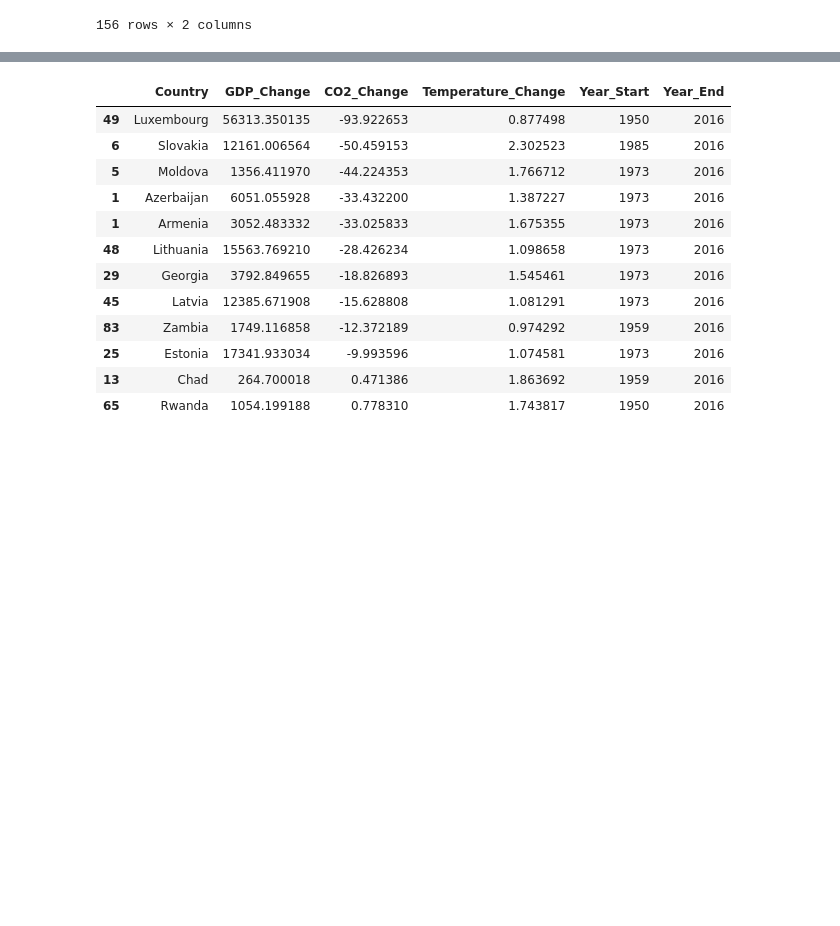
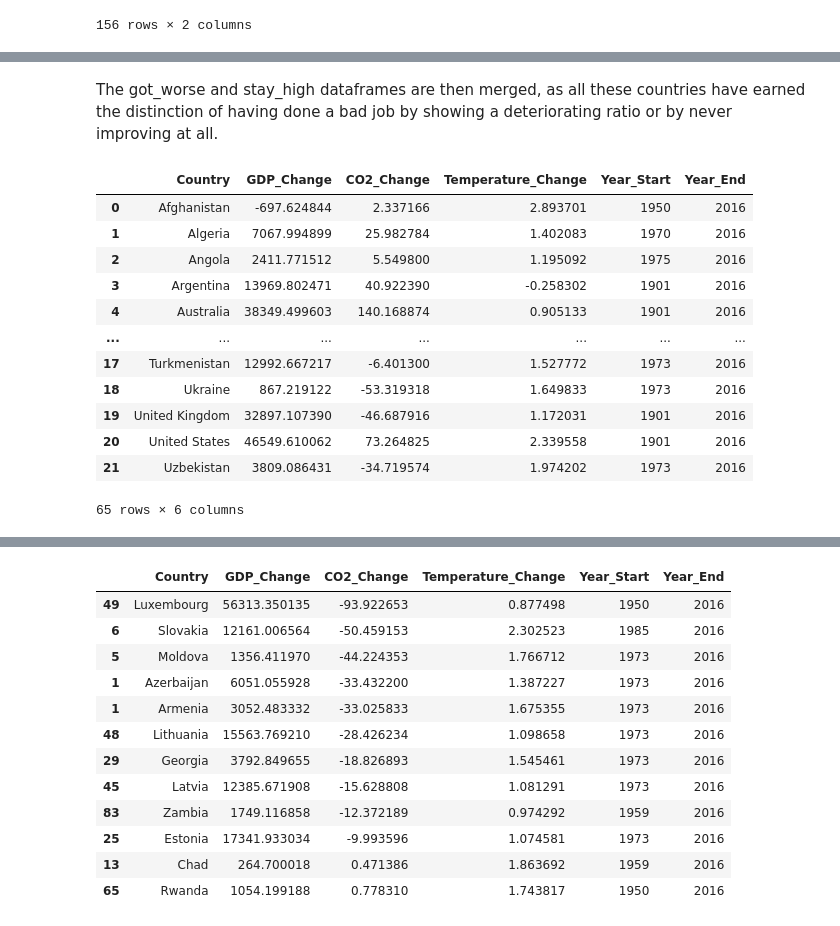
Before and after one commit to CUDAEnviron/Environmental_Proj, a Jupyter notebook: High_Low_analysis.ipynb, the cells around one changed output, grey strips where cells are left out. Cells and saved outputs as stored; diff of their text form; code cells hidden in the pictures; blank space fills up the shorter version.

```diff
--- a/High_Low_analysis.ipynb
+++ b/High_Low_analysis.ipynb
@@ -200,0 +235,20 @@ good_job.head()
+# %% [markdown]
+The got_worse and stay_high dataframes are then merged, as all these countries have earned the distinction of having done a bad job by showing a deteriorating ratio or by never improving at all.
+# %%
+#merge two dataframes into one
+bad_job = pd.concat([got_worse, stay_high])
+bad_job
+# %% [output]
+|  | Country | GDP_Change | CO2_Change | Temperature_Change | Year_Start | Year_End |
+| 0 | Afghanistan | -697.624844 | 2.337166 | 2.893701 | 1950 | 2016 |
+| 1 | Algeria | 7067.994899 | 25.982784 | 1.402083 | 1970 | 2016 |
+| 2 | Angola | 2411.771512 | 5.549800 | 1.195092 | 1975 | 2016 |
+| 3 | Argentina | 13969.802471 | 40.922390 | -0.258302 | 1901 | 2016 |
+| 4 | Australia | 38349.499603 | 140.168874 | 0.905133 | 1901 | 2016 |
+| ... | ... | ... | ... | ... | ... | ... |
+| 17 | Turkmenistan | 12992.667217 | -6.401300 | 1.527772 | 1973 | 2016 |
+| 18 | Ukraine | 867.219122 | -53.319318 | 1.649833 | 1973 | 2016 |
+| 19 | United Kingdom | 32897.107390 | -46.687916 | 1.172031 | 1901 | 2016 |
+| 20 | United States | 46549.610062 | 73.264825 | 2.339558 | 1901 | 2016 |
+| 21 | Uzbekistan | 3809.086431 | -34.719574 | 1.974202 | 1973 | 2016 |
+65 rows × 6 columns
```
Also changed, not shown: parts of 20 cells of this notebook, 6 other files.
